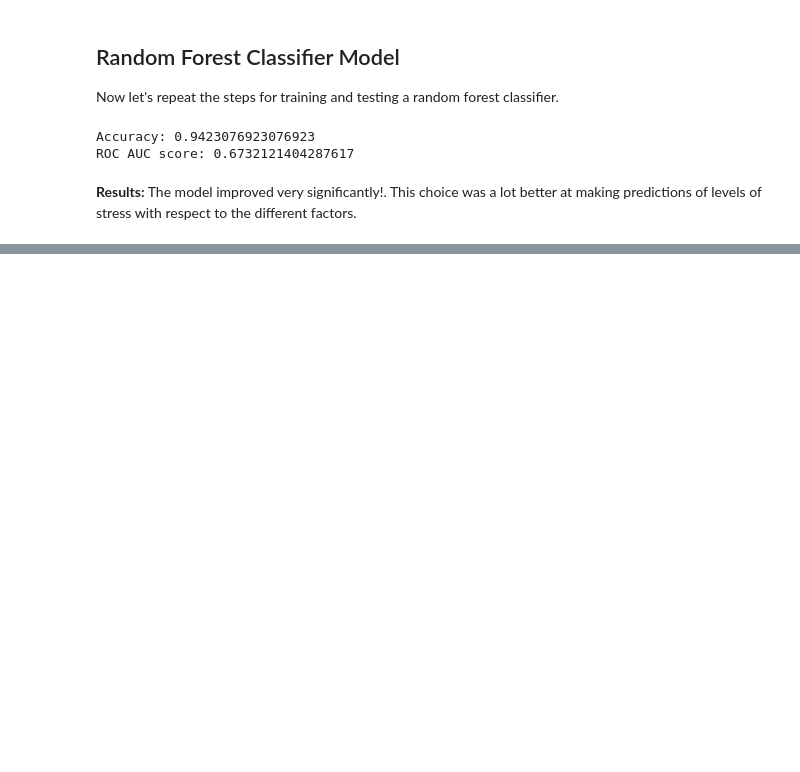
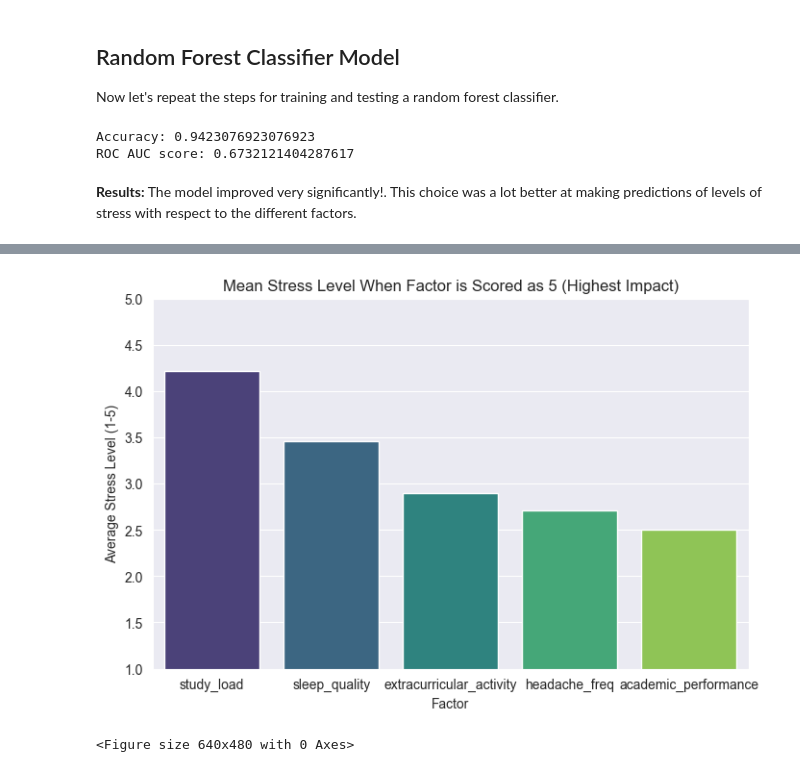
Before and after one commit to c-hue/CS4650-Capstone-Project, a Jupyter notebook: Student_Stress.ipynb, the cells around one changed output, grey strips where cells are left out. Cells and saved outputs as stored; diff of their text form; code cells hidden in the pictures; blank space fills up the shorter version.

```diff
--- a/Student_Stress.ipynb
+++ b/Student_Stress.ipynb
@@ -185,0 +230,22 @@ ROC AUC score: 0.6732121404287617
+# %%
+factors = ['sleep_quality', 'headache_freq', 'academic_performance', 'study_load', 'extracurricular_activity']
+factor_means = {}
+
+for factor in factors:
+    mean_stress = df[df[factor] == 5]['stress_level'].mean()
+    factor_means[factor] = mean_stress
+
+mean_stress_df = pd.DataFrame(list(factor_means.items()), columns=['Factor', 'Mean_Stress_When_High'])
+
+plt.figure(figsize=(8, 5))
+sns.barplot(x='Factor', y='Mean_Stress_When_High', data=mean_stress_df.sort_values(by='Mean_Stress_When_High', ascending=False), palette='viridis', hue='Factor')
+
+plt.ylim(1, 5)
+plt.title('Mean Stress Level When Factor is Scored as 5 (Highest Impact)')
+plt.xlabel('Factor')
+plt.ylabel('Average Stress Level (1-5)')
+plt.show()
+sns.despine()
+# %% [output]
+[figure, added]
+<Figure size 640x480 with 0 Axes>
```
Also changed, not shown: parts of 4 cells of this notebook.
